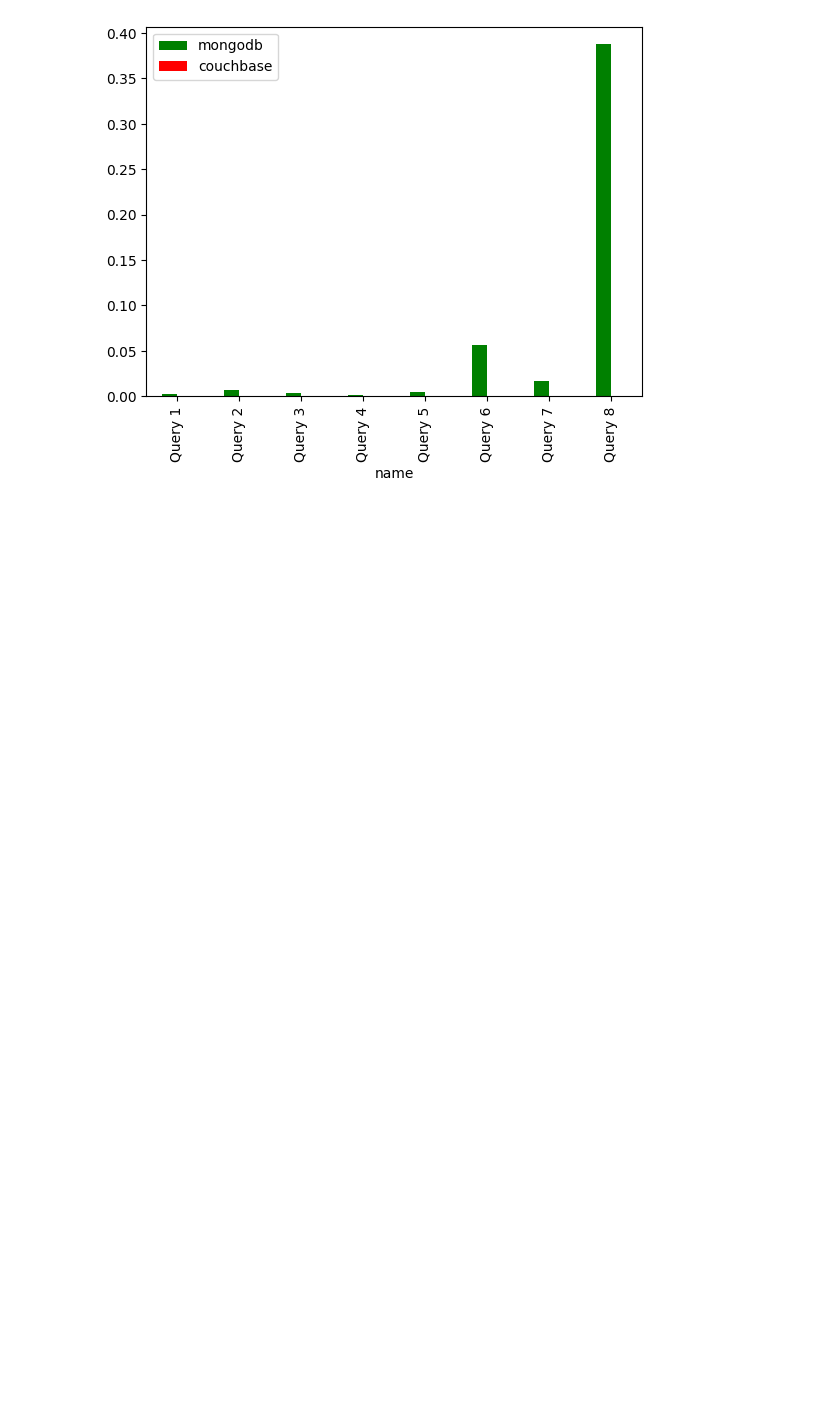
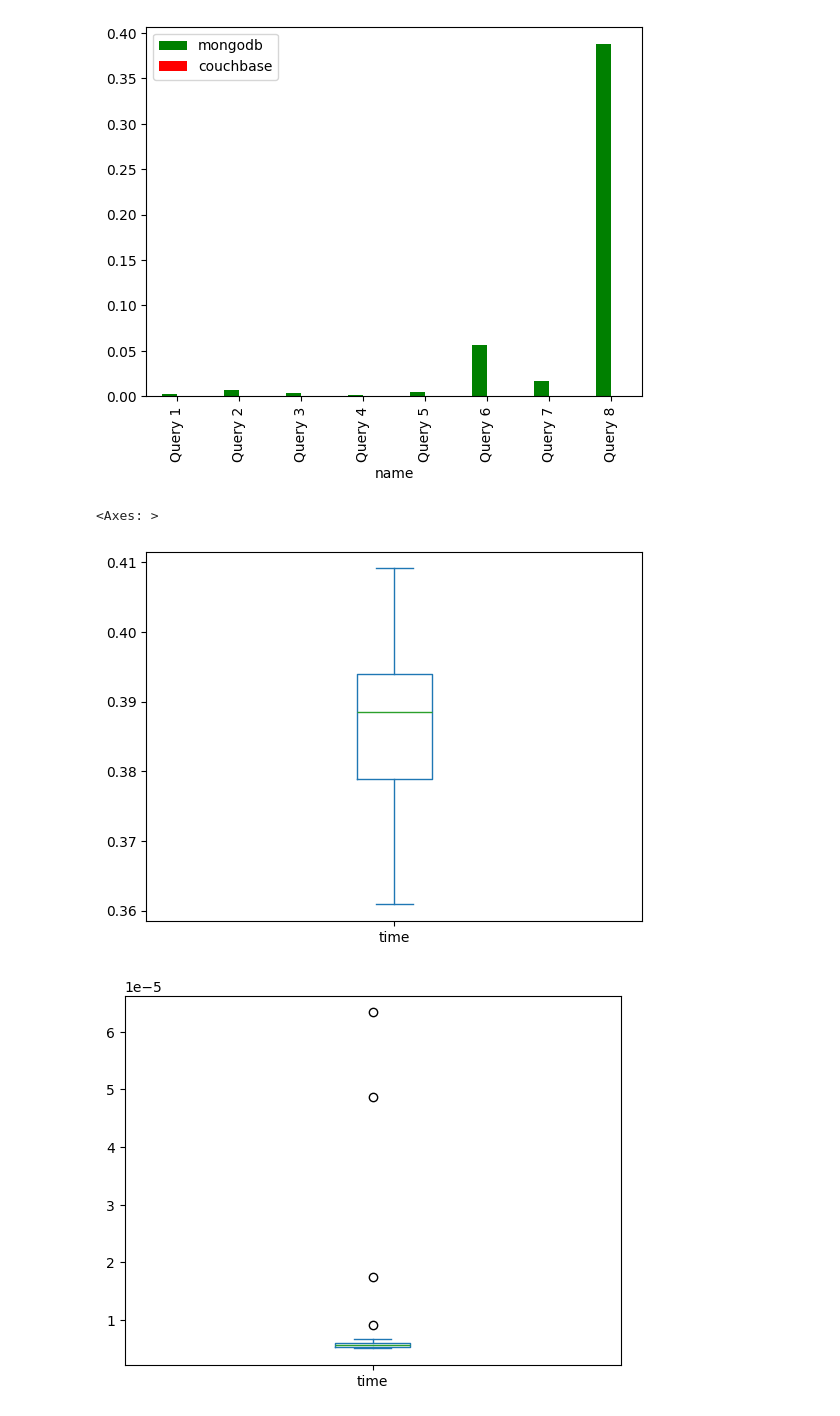
Before and after one commit to zeNightshade/JSONBench, a Jupyter notebook: visualisation.ipynb, the cells around one changed output. Saved outputs shown, nothing was run; the diff lists cells and outputs as text; code cells hidden in the pictures; blank space fills up the shorter version.

Commit message:
Update query generator and benchmarking

```diff
--- a/visualisation.ipynb
+++ b/visualisation.ipynb
@@ -57,3 +57,10 @@ time_df.plot.bar(color=["green", "red"])
 [figure]
 [figure]
 [figure]
+# %%
+mdb_df[mdb_df['name'] == "Query 8"].plot.box()
+cb_df[cb_df['name'] == "Query 8"].plot.box()
+# %% [output]
+<Axes: >
+[figure, added]
+[figure, added]
```
Also changed, not shown: 22 other files.
